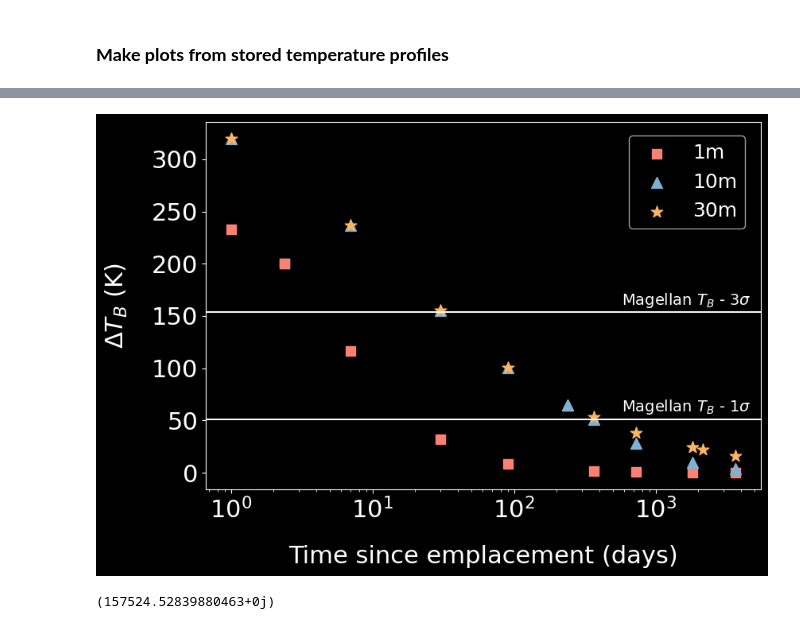
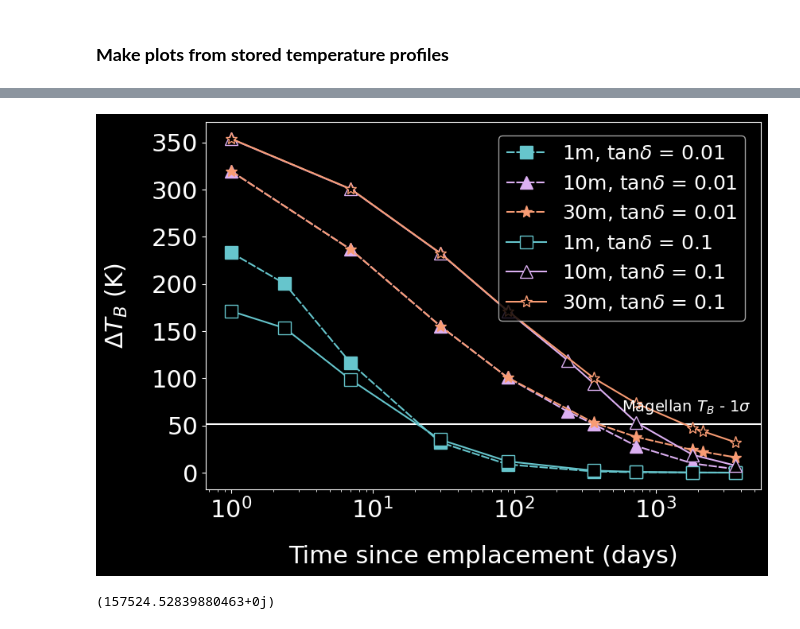
Before and after one commit to iganache/lavatherm1D, a Jupyter notebook: 1d_cooling_Earth.ipynb, the cells around one changed output, grey strips where cells are left out. Drawn from its saved outputs; the diff is of its cells as text; code cells hidden in the pictures.

```diff
--- a/1d_cooling_Earth.ipynb
+++ b/1d_cooling_Earth.ipynb
@@ -758,11 +758,11 @@ t_solid_30m = 185990137.03506088
 # %%
 Ta = Ta_venus
 # Tlava = 1135 + 273
-lavaheight = 30
-time_of_solid = t_solid_30m
-sfile = "Solid30m.pkl" #"./backup_pkl/Solid10m.pkl"
-prefile = "preSolid30m.pkl" #"./backup_pkl/preSolid10m.pkl"
-postfile = "postSolid30m.pkl"  #"./backup_pkl/postSolid10m.pkl"
+lavaheight = 10
+time_of_solid = t_solid_10m
+sfile = "Solid10m.pkl" #"./backup_pkl/Solid10m.pkl"
+prefile = "preSolid10m.pkl" #"./backup_pkl/preSolid10m.pkl"
+postfile = "postSolid10m.pkl"  #"./backup_pkl/postSolid10m.pkl"
 
 with open (sfile, mode = "rb") as f:
     solid = pickle.load(f)
@@ -845,7 +845,7 @@ lt = lavaheight
 thi_rad = np.linspace(np.deg2rad(0), np.deg2rad(80), 20)
 wv = 9.5e-2
 eps0 = 1 + 0.00j
-eps1 = 5 + 0.05j
+eps1 = 5 + 0.5j
 tand1 = eps1.imag / eps1.real
 alpha = (2 * np.pi / wv) * np.sqrt(0.5*eps1.real * (np.sqrt(1 + tand1**2) - 1))
 ka = 2 * alpha
@@ -1056,52 +1061,71 @@ tb30 = np.genfromtxt("Tb_nadir_30m.csv", dtype = np.complex128)
+# %%
+tb1_lo = np.genfromtxt("Tb_nadir_1m_tand005.csv", dtype = np.complex128)
+tb10_lo = np.genfromtxt("Tb_nadir_10m_tand005.csv", dtype = np.complex128)
+tb30_lo = np.genfromtxt("Tb_nadir_30m_tand005.csv", dtype = np.complex128)
 # %%
 ### nadir brightness temperature plots
 
 rh, th, Rh, Th = FresnelH(eps0, eps1, thi_rad)
 fig, ax = plt.subplots(1,1)
 fig.set_size_inches(9, 6)
+# ax.set_facecolor("#212121")
 
 times_all = times.tolist()
 times_all.insert(sidx, time_of_solid)
 Tb_nadir_all = []
 
 
 #41b6c4
 
 ax.axhline(51.163, color = "#ffffff", linewidth = 1.5) #"#252525")
-ax.axhline(51.163*3, color = "#ffffff", linewidth = 1.5) #"#252525")
+colors = "#66C5CC,#F6CF71,#F89C74,#DCB0F2,#87C55F,#9EB9F3,#FE88B1,#C9DB74,#8BE0A4,#B497E7,#D3B484,#B3B3B3"
+
+
+# ax.scatter(tb1[0][1]/24/3600, tb1[1][1], s=70, marker = "s")#, c= "#666666")
+# ax.scatter(tb10[0][4]/24/3600, tb10[1][4], s=100, marker = "^") #, c = "#bf5b17")
+# ax.scatter(tb30[0][6]/24/3600, tb30[1][6], s=100, marker = "*") #, c= "#386cb0")
 
 
 
-ax.scatter(tb1[0][1]/24/3600, tb1[1][1], s=70, marker = "s")#, c= "#666666")
-ax.scatter(tb10[0][4]/24/3600, tb10[1][4], s=100, marker = "^") #, c = "#bf5b17")
-ax.scatter(tb30[0][6]/24/3600, tb30[1][6], s=100, marker = "*") #, c= "#386cb0")
 
-ax.scatter(tb1[0]/24/3600, tb1[1], s=70, marker = "s", label = "1m") #, c = "#666666")
-ax.scatter(tb10[0]/24/3600, tb10[1], s=100, marker = "^", label = "10m") #, c = "#bf5b17")
-ax.scatter(tb30[0]/24/3600, tb30[1], s=120, marker = "*", label = "30m") #, c = "#386cb0")
+# ax.fill_between(tb30[0]/24/3600, np.abs(tb30[1]), np.abs(tb30_hi[1]), color = "#F89C74", alpha = 0.5)
+# ax.fill_between(tb10[0]/24/3600, np.abs(tb10[1]), np.abs(tb10_hi[1]), color = "#DCB0F2", alpha = 0.5)
+# ax.fill_between(tb1[0]/24/3600, np.abs(tb1[1]), np.abs(tb1_hi[1]), color = "#66C5CC", alpha = 0.5)
 
-# ax.axhline(153.48, color = 'k', linestyle = ":", linewidth = 1.5)
-# ax.axvline(365, color = 'k', linestyle = ":", linewidth = 1.5)
+# ax.scatter(tb1[0]/24/3600, tb1[1], s=70, marker = "s", label = "1m", c = "#66C5CC")
+# ax.scatter(tb10[0]/24/3600, tb10[1], s=100, marker = "^", label = "10m", c = "#DCB0F2")
+# ax.scatter(tb30[0]/24/3600, tb30[1], s=120, marker = "*", label = "30m", c = "#F89C74")
+
+# ax.scatter(tb1[0]/24/3600, tb1_hi[1], s=70, marker = "s", facecolor = 'k', edgecolor = "#66C5CC")
+# ax.scatter(tb10[0]/24/3600, tb10_hi[1], s=100, marker = "^",  facecolor = 'k', edgecolor = "#DCB0F2")
+# ax.scatter(tb30[0]/24/3600, tb30_hi[1], s=120, marker = "*",  facecolor = 'k', edgecolor = "#F89C74")
+
+ax.plot(tb1[0]/24/3600, tb1[1],linestyle = (0, (5,1)), markersize=11, marker = "s", label = "1m, tan$\delta$ = 0.01", c = "#66C5CC")
+ax.plot(tb10[0]/24/3600, tb10[1],linestyle = (0, (5,1)), markersize=11, marker = "^", label = "10m, tan$\delta$ = 0.01", c = "#DCB0F2")
+ax.plot(tb30[0]/24/3600, tb30[1],linestyle = (0, (5,1)), markersize=11, marker = "*", label = "30m, tan$\delta$ = 0.01", c = "#F89C74")
+
+ax.plot(tb1_lo[0]/24/3600, tb1_lo[1],markersize=11, marker = "s", label = "1m, tan$\delta$ = 0.1",  c = "#66C5CC", markerfacecolor = 'k', markeredgecolor = "#66C5CC")
+ax.plot(tb10_lo[0]/24/3600, tb10_lo[1], markersize=11, marker = "^", label = "10m, tan$\delta$ = 0.1",  c = "#DCB0F2", markerfacecolor = 'k', markeredgecolor = "#DCB0F2")
+ax.plot(tb30_lo[0]/24/3600, tb30_lo[1], markersize=11, marker = "*", label = "30m, tan$\delta$ = 0.1",  c = "#F89C74", markerfacecolor = 'k', markeredgecolor = "#F89C74")
 
 
 ax.set_ylabel(r"$ \Delta T_{B} $ (K)", fontsize=22, labelpad=20)
 ax.set_xlabel("Time since emplacement (days)", fontsize=22, labelpad=20)
 
 ax.text(0.75, 0.25, "Magellan "+r"$ T_{B} $" + " - 1" + r"$\sigma$", transform=ax.transAxes, fontsize=14, verticalalignment='top')
-ax.text(0.75, 0.54, "Magellan "+r"$ T_{B} $" + " - 3" + r"$\sigma$", transform=ax.transAxes, fontsize=14, verticalalignment='top')
 
 ax.legend(loc = "upper right", bbox_to_anchor= (0.99, 0.99), fontsize = 18, ncol = 1)
 
 plt.xticks(fontsize = 22)
 plt.yticks(fontsize = 22)
 plt.gca().xaxis.set_major_locator(MaxNLocator(prune='lower'))
 plt.locator_params(axis= 'x', nbins=6)
 
 plt.semilogx()
-plt.savefig("TB_time_all_day_Mar4.png", bbox_inches='tight')
+# plt.savefig("TB_time_1m_10m_30m_low_hi_Mar6_v2.png", bbox_inches='tight')
 plt.show()
 # %% [output]
-[figure, old version]
+[figure, new version]
 # %%
 tb1[0,1]
 # %% [output]
```
Also changed, not shown: parts of 9 cells of this notebook.
